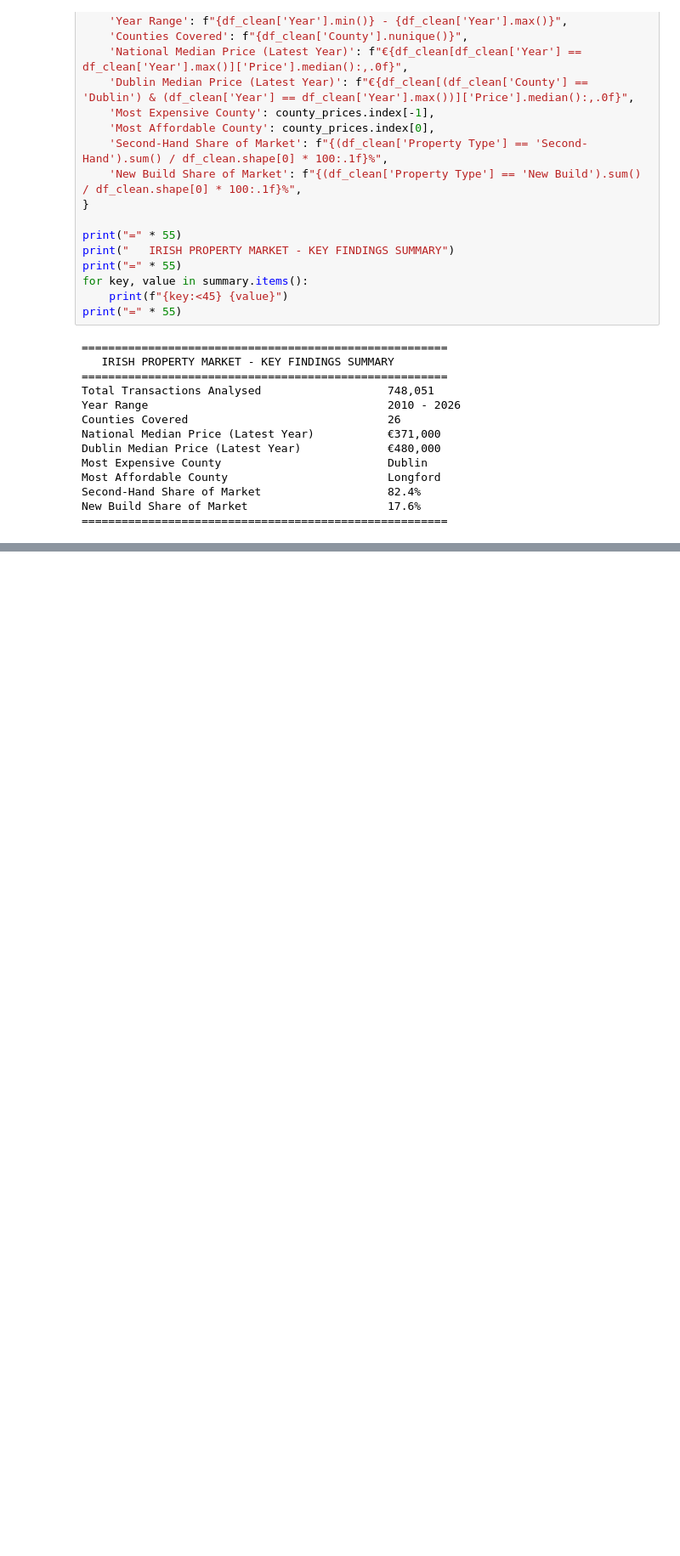
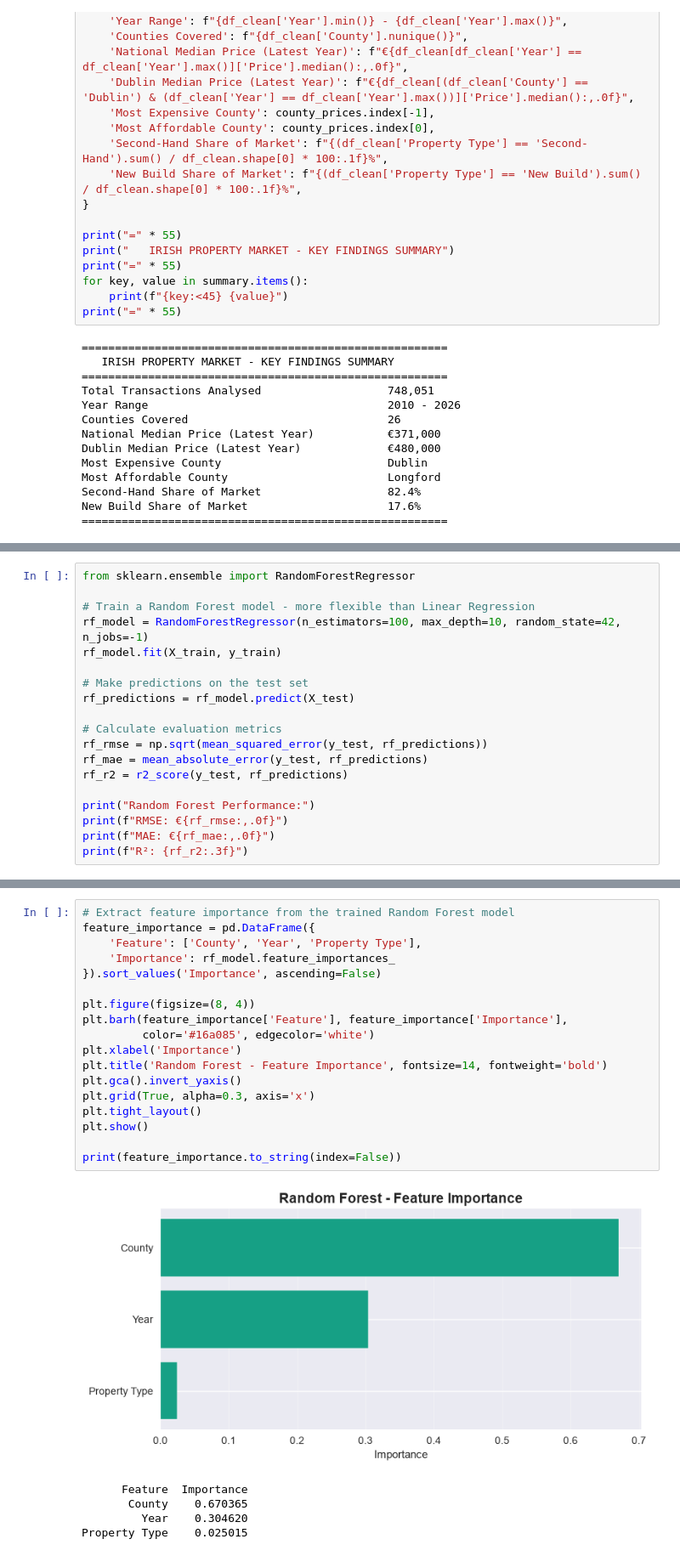
Before and after one commit to i-am-navya/-ireland-housing-analysis, a Jupyter notebook: housing_analysis.ipynb, the cells around one changed output, grey strips where cells are left out. Shown at 85% size. Saved outputs shown, nothing was run; the diff lists cells and outputs as text; blank space fills up the shorter version.

Commit message:
Add SQL analysis with 14 queries, updated housing notebook with predictive model, statistical analysis and fixes

```diff
--- a/housing_analysis.ipynb
+++ b/housing_analysis.ipynb
@@ -668,0 +1120,19 @@ which effectively inflates new build prices by subsidising buyer deposits
+# %%
+from sklearn.ensemble import RandomForestRegressor
+
+# Train a Random Forest model - more flexible than Linear Regression
+rf_model = RandomForestRegressor(n_estimators=100, max_depth=10, random_state=42, n_jobs=-1)
+rf_model.fit(X_train, y_train)
+
+# Make predictions on the test set
+rf_predictions = rf_model.predict(X_test)
+
+# Calculate evaluation metrics
+rf_rmse = np.sqrt(mean_squared_error(y_test, rf_predictions))
+rf_mae = mean_absolute_error(y_test, rf_predictions)
+rf_r2 = r2_score(y_test, rf_predictions)
+
+print("Random Forest Performance:")
+print(f"RMSE: €{rf_rmse:,.0f}")
+print(f"MAE: €{rf_mae:,.0f}")
+print(f"R²: {rf_r2:.3f}")
@@ -668,0 +1192,24 @@ which effectively inflates new build prices by subsidising buyer deposits
+# %%
+# Extract feature importance from the trained Random Forest model
+feature_importance = pd.DataFrame({
+    'Feature': ['County', 'Year', 'Property Type'],
+    'Importance': rf_model.feature_importances_
+}).sort_values('Importance', ascending=False)
+
+plt.figure(figsize=(8, 4))
+plt.barh(feature_importance['Feature'], feature_importance['Importance'],
+         color='#16a085', edgecolor='white')
+plt.xlabel('Importance')
+plt.title('Random Forest - Feature Importance', fontsize=14, fontweight='bold')
+plt.gca().invert_yaxis()
+plt.grid(True, alpha=0.3, axis='x')
+plt.tight_layout()
+plt.show()
+
+print(feature_importance.to_string(index=False))
+# %% [output]
+[figure, added]
+      Feature  Importance
+       County    0.670365
+         Year    0.304620
+Property Type    0.025015
```
Also changed, not shown: parts of 48 cells of this notebook, 16 other files.
